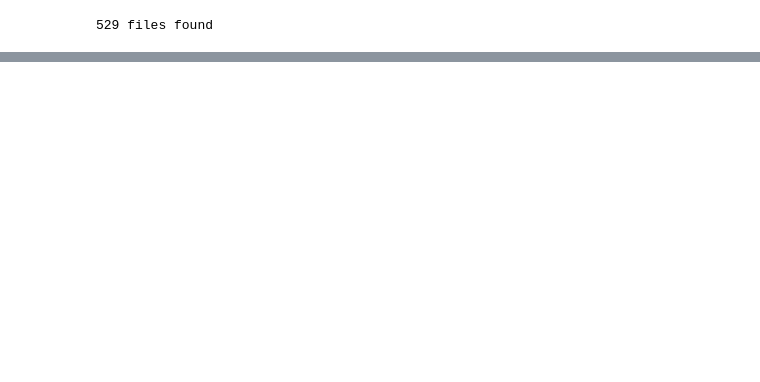
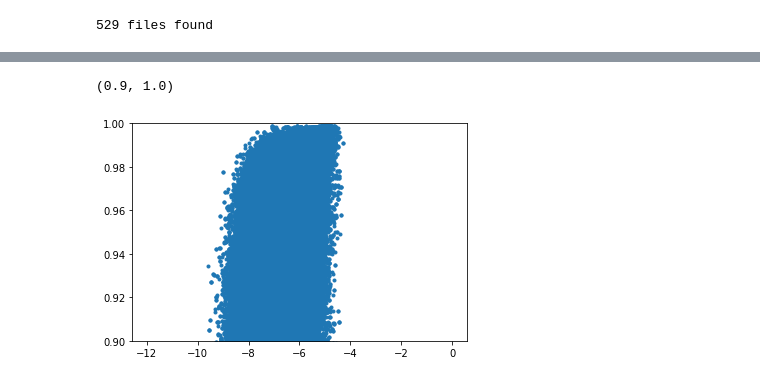
Before and after one commit to nansencenter/SID-NN, a Jupyter notebook: read-data.ipynb, the cells around one changed output, grey strips where cells are left out. Saved outputs shown, nothing was run; the diff lists cells and outputs as text; code cells hidden in the pictures; blank space fills up the shorter version.

Commit message:
first notebook with training

```diff
--- a/read-data.ipynb
+++ b/read-data.ipynb
@@ -62,0 +177,3 @@ plt.imshow(d['h'])
+# %%
+X1, y1 = im2tile(X2,y2)
+X2r, y2r, = tile2im(X1,y1)
@@ -62,0 +197,6 @@ plt.imshow(d['h'])
+# %%
+mask_train = y1[:,1]>0
+print(mask_train.shape,mask_train.sum())
+Xtrain = X1[mask_train,:]
+ytrain = y1[mask_train,0]
+print(Xtrain.shape, ytrain.shape)
@@ -62,0 +238,6 @@ plt.imshow(d['h'])
+# %%
+plt.plot(Xtrain[:,12,12,:].ravel(),ytrain.ravel(),'.')
+plt.ylim((0.9,1))
+# %% [output]
+(0.9, 1.0)
+[figure, added]
```
Also changed, not shown: parts of 22 cells of this notebook.
